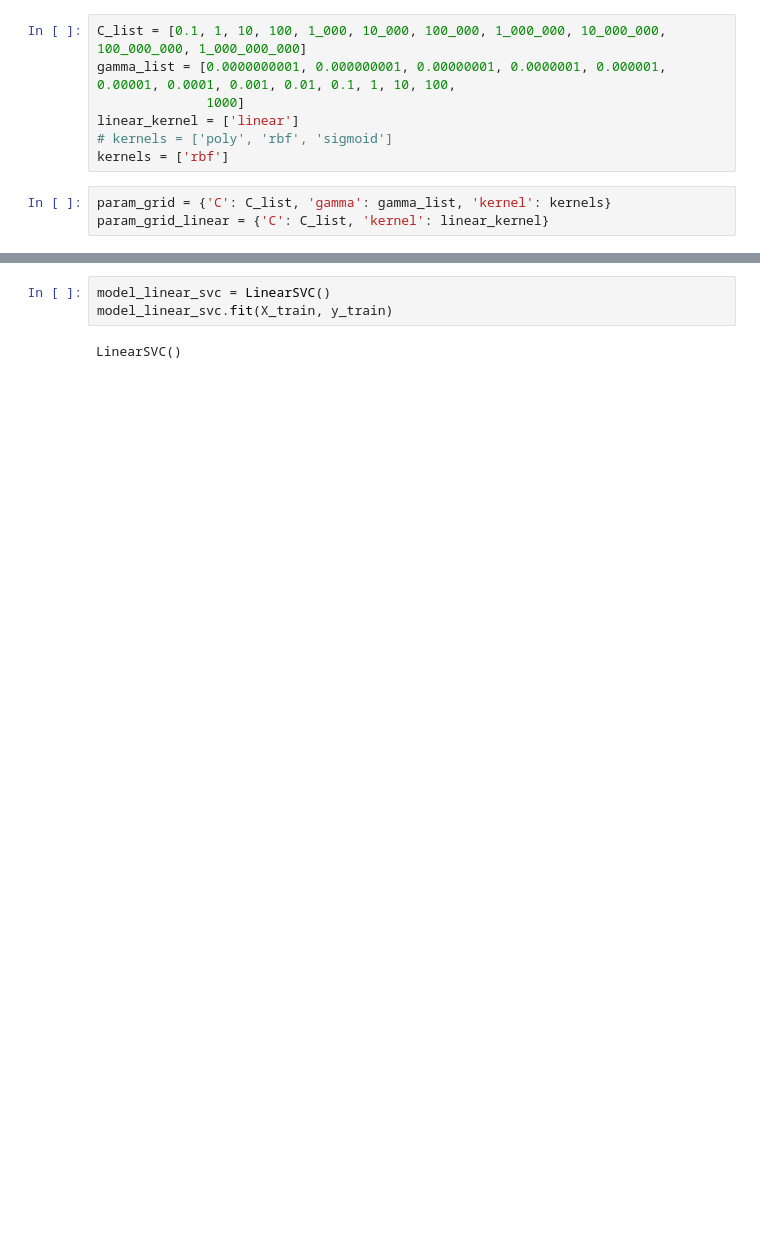
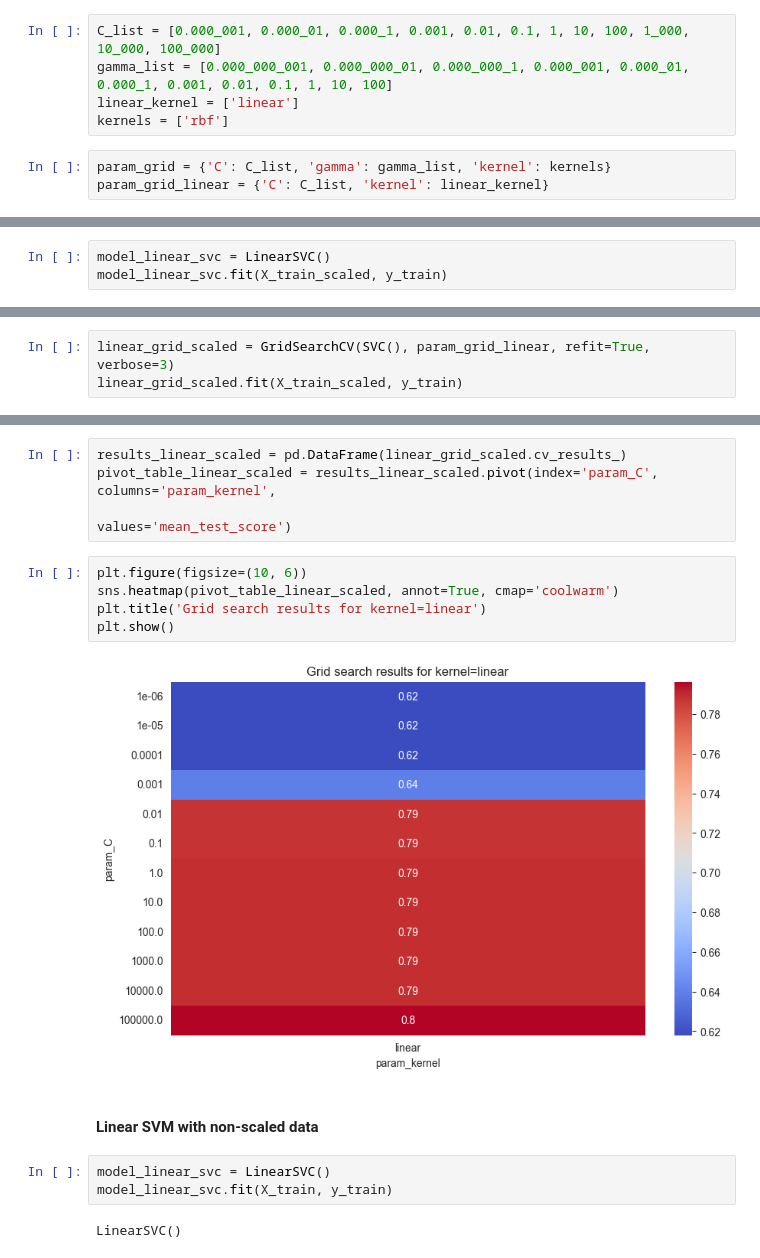
Before and after one commit to SLI0124/strojove-uceni, a Jupyter notebook: tasks/task6.ipynb, the cells around one changed output, grey strips where cells are left out. Drawn from its saved outputs; the diff is of its cells as text; blank space fills up the shorter version.

```diff
--- a/tasks/task6.ipynb
+++ b/tasks/task6.ipynb
@@ -576,9 +567,7 @@ array([0, 0, 0, 0, 0, 0, 0, 1, 0, 0, 0, 0, 0, 0, 0, 0, 0, 0, 0, 0, 1, 0,
 # %%
-C_list = [0.1, 1, 10, 100, 1_000, 10_000, 100_000, 1_000_000, 10_000_000, 100_000_000, 1_000_000_000]
-gamma_list = [0.0000000001, 0.000000001, 0.00000001, 0.0000001, 0.000001, 0.00001, 0.0001, 0.001, 0.01, 0.1, 1, 10, 100,
-              1000]
+C_list = [0.000_001, 0.000_01, 0.000_1, 0.001, 0.01, 0.1, 1, 10, 100, 1_000, 10_000, 100_000]
+gamma_list = [0.000_000_001, 0.000_000_01, 0.000_000_1, 0.000_001, 0.000_01, 0.000_1, 0.001, 0.01, 0.1, 1, 10, 100]
 linear_kernel = ['linear']
-# kernels = ['poly', 'rbf', 'sigmoid']
 kernels = ['rbf']
 # %%
 param_grid = {'C': C_list, 'gamma': gamma_list, 'kernel': kernels}
@@ -585,0 +579,3 @@ param_grid_linear = {'C': C_list, 'kernel': linear_kernel}
+# %%
+model_linear_svc = LinearSVC()
+model_linear_svc.fit(X_train_scaled, y_train)
@@ -585,0 +597,3 @@ param_grid_linear = {'C': C_list, 'kernel': linear_kernel}
+# %%
+linear_grid_scaled = GridSearchCV(SVC(), param_grid_linear, refit=True, verbose=3)
+linear_grid_scaled.fit(X_train_scaled, y_train)
@@ -586,3 +646,16 @@ param_grid_linear = {'C': C_list, 'kernel': linear_kernel}
+# %%
+results_linear_scaled = pd.DataFrame(linear_grid_scaled.cv_results_)
+pivot_table_linear_scaled = results_linear_scaled.pivot(index='param_C', columns='param_kernel',
+                                                        values='mean_test_score')
+# %%
+plt.figure(figsize=(10, 6))
+sns.heatmap(pivot_table_linear_scaled, annot=True, cmap='coolwarm')
+plt.title('Grid search results for kernel=linear')
+plt.show()
+# %% [output]
+[figure, added]
+# %% [markdown]
+#### Linear SVM with non-scaled data
 # %%
 model_linear_svc = LinearSVC()
 model_linear_svc.fit(X_train, y_train)
```
Also changed, not shown: parts of 68 cells of this notebook.
